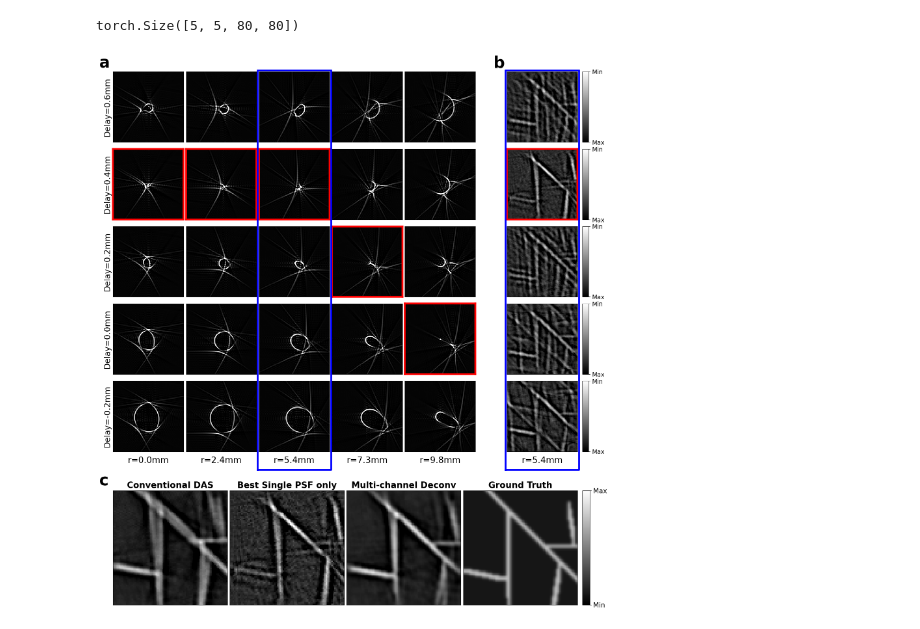
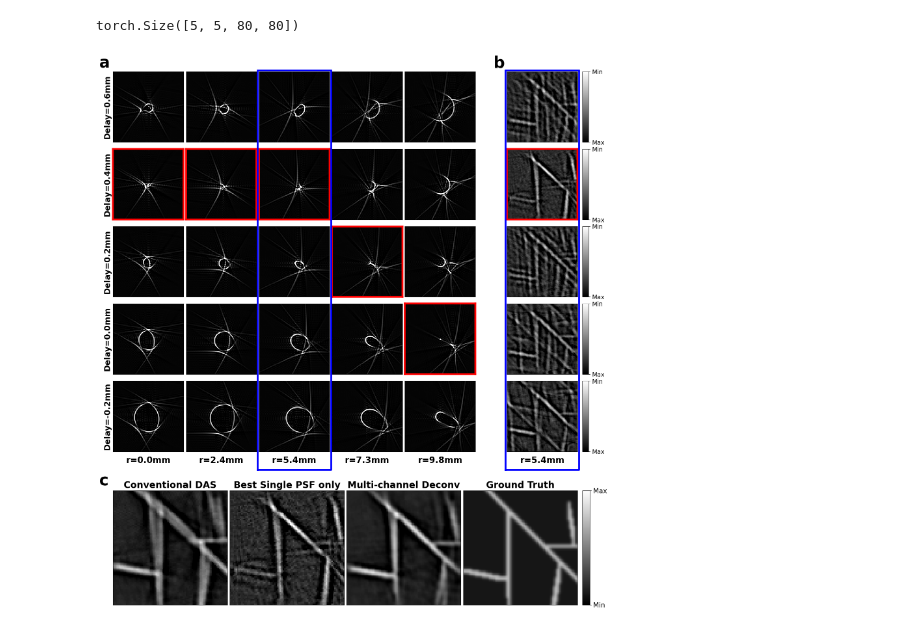
Before and after one commit to Lukeli0425/Coord-SoS-PACT, a Jupyter notebook: figures/figure_refocusing.ipynb, the cells around one changed output. Cells and saved outputs as stored; diff of their text form; code cells hidden in the pictures.

```diff
--- a/figures/figure_refocusing.ipynb
+++ b/figures/figure_refocusing.ipynb
@@ -158,12 +158,11 @@ for i, r_i in enumerate(rs):
     for j, delay in enumerate(delays_show):
         ax = plt.subplot(gs[20-5*j:25-5*j,5*i:5*(i+1)])
         plt.imshow(psfs_show[i,j], cmap='gray', norm=norm_psf)
-        # plt.imshow(psfs_show[i,j].abs())
         plt.xticks([])
         plt.yticks([])
         # plt.title('$\kappa$={:.1f}'.format(condition_number(tfs_show[i,j])), fontsize=13, loc='left', y=0.0, x=0.03, color='white')
         if i == 0:
-            plt.ylabel('Delay={:.1f}mm'.format(delays_show[j]*1e3), fontsize=18)
+            plt.ylabel('Delay={:.1f}mm'.format(delays_show[j]*1e3), fontsize=18, fontweight='bold')
             if j == 4:
                 plt.title('a', loc='center', x=-0.12, y=1.02, fontsize=35, fontweight='bold', color='black')
         # elif i == 4:
@@ -172,7 +171,7 @@ for i, r_i in enumerate(rs):
             # cb.set_ticks([3e-4, 0.04])
             # cb.set_ticklabels(['Min', 'Max'], fontsize=13.5)
         if j == 0:
-            ax.set_title('r={:.1f}mm'.format(r_i*1e3), fontsize=19, y=-0.2)
+            ax.set_title('r={:.1f}mm'.format(r_i*1e3), fontsize=19, fontweight='bold', y=-0.2)
         elif j == best_ids[i]:
             for loc in ['bottom', 'top', 'left', 'right']:
                 ax.spines[loc].set_color('red')
@@ -185,7 +184,7 @@ for j, delay in enumerate(delays_show):
     plt.yticks([])
     plt.imshow(recs[j], cmap='gray', norm=norm_IP)
     if j == 0:
-        ax.set_title('r={:.1f}mm'.format(rs[2]*1e3), fontsize=19, y=-0.2)
+        ax.set_title('r={:.1f}mm'.format(rs[2]*1e3), fontsize=19, fontweight='bold', y=-0.2)
     elif j == 4:
         plt.title('b', loc='center', x=-0.11, y=1.02, fontsize=35, fontweight='bold', color='black')
     elif j == best_ids[2]:
@@ -199,32 +198,32 @@ for j, delay in enumerate(delays_show):
     cb.set_ticklabels(['Min', 'Max'], fontsize=13.5)
 
 for j, (img, title) in enumerate(zip([rec_das, recs[best_ids[2]], rec_combined, gt], ['Conventional DAS', 'Best Single PSF only', 'Multi-channel Deconv', 'Ground Truth'])):
     ax = plt.subplot(gs[27:35,8*j:8*(j+1)])
     plt.xticks([])
     plt.yticks([])
     plt.imshow(img, cmap='gray', norm=norm_IP)
-    plt.title(title, fontsize=19, fontweight='bold')
+    plt.title(title, fontsize=20.3, fontweight='bold')
     if j == 0:
         plt.title('c', loc='left', x=-0.12, y=1.02, fontsize=35, fontweight='bold', color='black')
     # elif j == 1:
     #     plt.arrow(8, 10, 3, -3, color='red', linewidth=3.5, head_width=3, head_length=3)
     #     plt.arrow(8, 46, -3, 3, color='red', linewidth=3.5, head_width=3, head_length=3)
     elif j == 3:
         cax = fig.add_axes([ax.get_position().x1+0.008, ax.get_position().y0, 0.012, ax.get_position().height])
         cb = plt.colorbar(cax=cax)
         cb.set_ticks([-1, 5])
         cb.set_ticklabels(['Min', 'Max'], fontsize=15)
 
 main_ax.set_zorder(20)
 main_ax.axis('off')
 main_ax.set_xlim(0, 33)
 main_ax.set_ylim(0, 35)
 y1, y2 = 9, 34.95
 x1, x2 = 9.97, 15.02
 x3, x4 = 27.04, 32.11
 main_ax.plot([x1, x1, x2, x2, x1], [y1, y2, y2, y1, y1], color='blue', linewidth=4.)
 main_ax.plot([x3, x3, x4, x4, x3], [y1, y2, y2, y1, y1], color='blue', linewidth=4.)
 
 plt.savefig('figure_refocusing.png', dpi=256, bbox_inches='tight')
 # %% [output]
-[figure, old version]
+[figure, new version]
```
Also changed, not shown: 13 other files.
